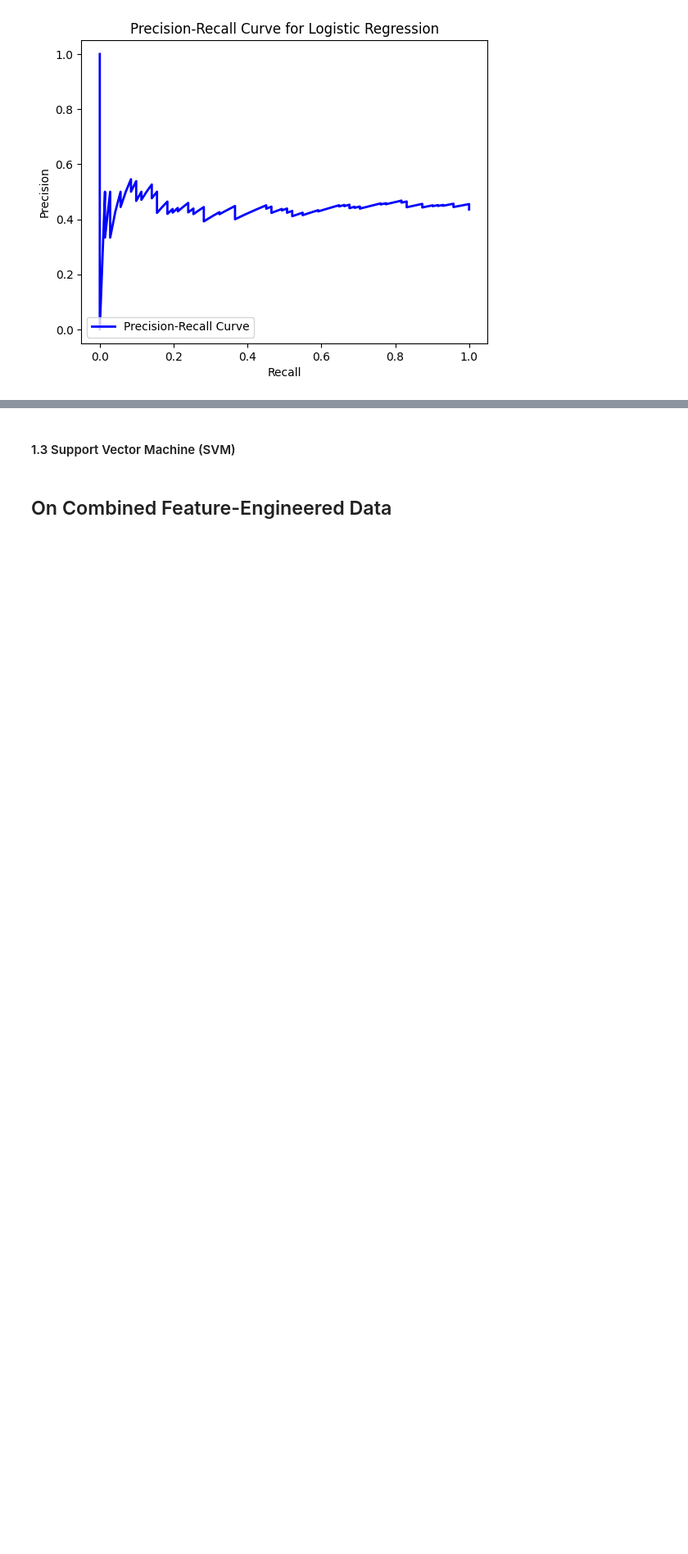
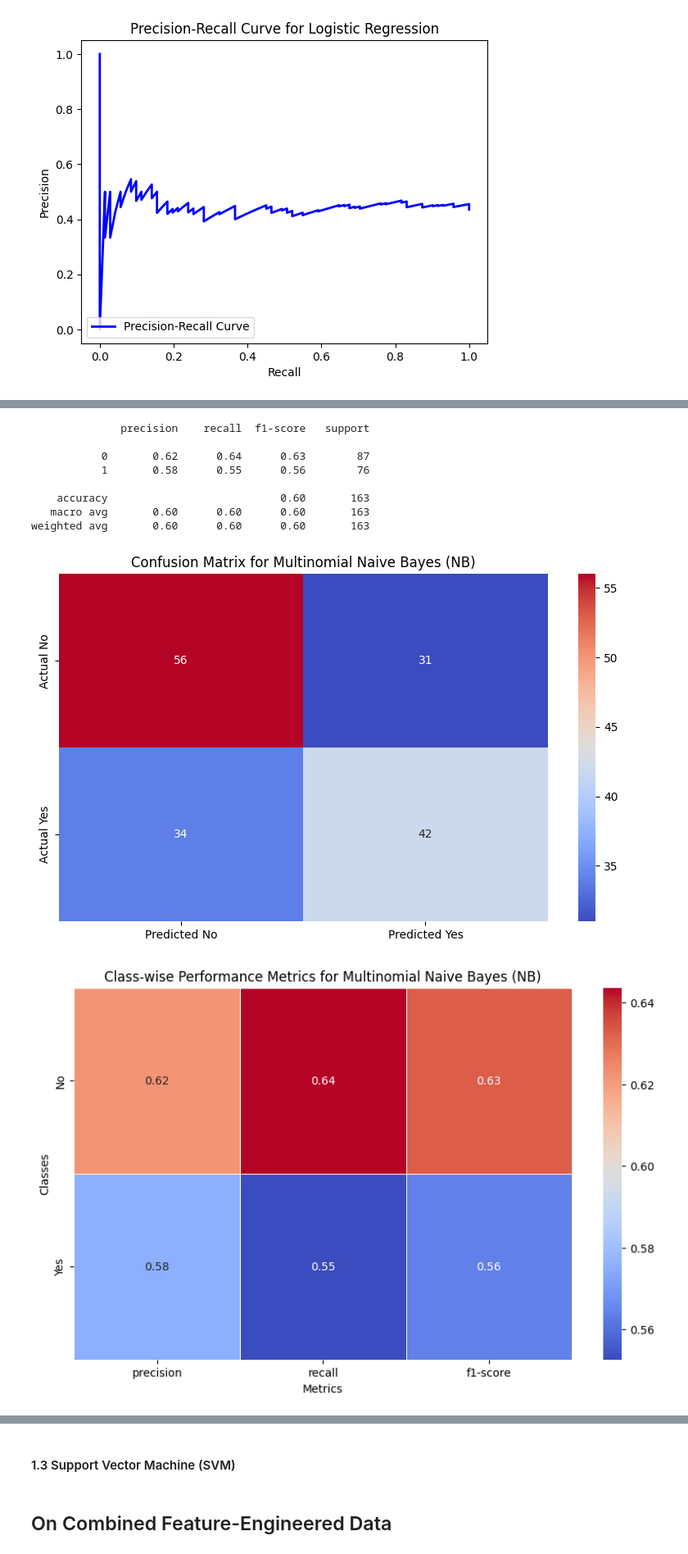
Before and after one commit to Alex-Mak-MCW/SpotifyDataScienceProject, a Jupyter notebook: Sentiment_Analysis/CompleteSentimentAnalysisCodebase.ipynb, the cells around one changed output, grey strips where cells are left out. Shown at 82% size. Saved outputs shown, nothing was run; the diff lists cells and outputs as text; code cells hidden in the pictures; blank space fills up the shorter version.

Commit message:
Added first draft of Naive Bayes code

```diff
--- a/Sentiment_Analysis/CompleteSentimentAnalysisCodebase.ipynb
+++ b/Sentiment_Analysis/CompleteSentimentAnalysisCodebase.ipynb
@@ -332,0 +352,6 @@ plt.show()
+# %%
+# NOTE: ONLY for Naive Bayes
+# Shifting loudness to ensure all positive values, NB doesn't allow it
+
+df['loudness']=df['loudness']+60
+df['loudness']
@@ -332,0 +524,14 @@ plt.show()
+# %%
+# Refit the model with the best parameters
+MNB_pipeline.set_params(**MNB_grid_search.best_params_,)
+MNB_pipeline.fit(X_train, y_train)
+
+# Make predictions on the training set and calculate accuracy
+MNB_y_train_pred_tuned = MNB_pipeline.predict(X_train)
+MNB_train_accuracy_posttuned = accuracy_score(y_train, MNB_y_train_pred_tuned)
+print("Training accuracy after tuning: {}".format(MNB_train_accuracy_posttuned))
+
+# Make predictions on the test set and calculate accuracy
+MNB_y_test_pred = MNB_pipeline.predict(X_test)
+MNB_test_accuracy = accuracy_score(y_test, MNB_y_test_pred)
+print("Testing (Post-tuned) Accuracy from automated tuning on LR: {}".format(MNB_test_accuracy))
@@ -332,0 +561,46 @@ plt.show()
+# %%
+from sklearn.metrics import classification_report
+from sklearn.metrics import confusion_matrix
+import matplotlib.pyplot as plt
+import seaborn as sns
+
+# Visualize Model Output
+# Classification report
+MNB_classification_report=classification_report(y_test, MNB_y_test_pred)
+print(MNB_classification_report)
+
+
+# Confusion matrix with seaborn heatmap
+MNB_conf_matrix=confusion_matrix(y_test, MNB_y_test_pred)
+# Seaborn heatmap
+plt.figure(figsize=(8,5))
+sns.heatmap(MNB_conf_matrix, annot=True, fmt="d", cmap='coolwarm', xticklabels=['Predicted No', 'Predicted Yes'], yticklabels=['Actual No', 'Actual Yes'])
+plt.title('Confusion Matrix for Multinomial Naive Bayes (NB)')
+plt.tight_layout()
+plt.savefig("MNB_confusion_matrix.png")
+
+
+# Class-wise Performance Metrics
+MNB_classification_report_2 = classification_report(y_test, MNB_y_test_pred, output_dict=True)
+metrics = ['precision', 'recall', 'f1-score']
+MNB_class_metrics = {metric: [MNB_classification_report_2[class_name][metric] for class_name in ['0','1']] for metric in metrics}
+
+# Create a heatmap
+plt.figure(figsize=(10, 6))
+sns.heatmap(data=pd.DataFrame(MNB_class_metrics, index=['No','Yes']), annot=True, cmap='coolwarm', fmt=".2f", linewidths=.5)
+plt.title('Class-wise Performance Metrics for Multinomial Naive Bayes (NB)')
+plt.xlabel('Metrics')
+plt.ylabel('Classes')
+plt.savefig("MNB_performance_metrics.png")
+plt.show()
+# %% [output]
+              precision    recall  f1-score   support
+
+           0       0.62      0.64      0.63        87
+           1       0.58      0.55      0.56        76
+
+    accuracy                           0.60       163
+   macro avg       0.60      0.60      0.60       163
+weighted avg       0.60      0.60      0.60       163
+[figure, added]
+[figure, added]
```
Also changed, not shown: parts of 20 cells of this notebook.
